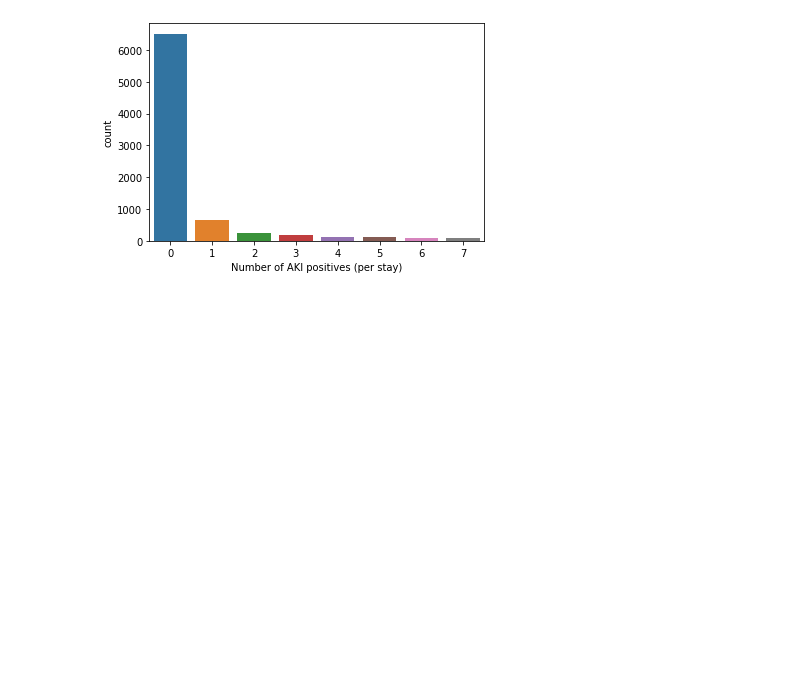
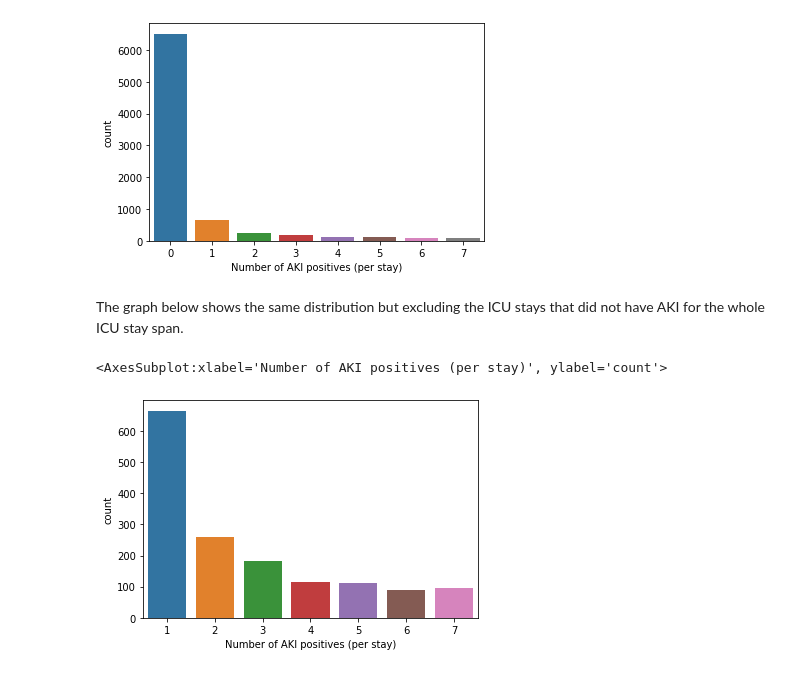
Before and after one commit to miguelvictor/periodic-AKI-predictor, a Jupyter notebook: dataset-visualization.ipynb, the cells around one changed output. Cells and saved outputs as stored; diff of their text form; code cells hidden in the pictures; blank space fills up the shorter version.

```diff
--- a/dataset-visualization.ipynb
+++ b/dataset-visualization.ipynb
@@ -26,3 +27,10 @@ sns.countplot(pd.Series(groups, name='Number of AKI positives (per stay)'))
 # %% [output]
 <AxesSubplot:xlabel='Number of AKI positives (per stay)', ylabel='count'>
 [figure]
+# %% [markdown]
+The graph below shows the same distribution but excluding the ICU stays that did not have AKI for the whole ICU stay span.
+# %%
+sns.countplot(pd.Series(groups[groups != 0], name='Number of AKI positives (per stay)'))
+# %% [output]
+<AxesSubplot:xlabel='Number of AKI positives (per stay)', ylabel='count'>
+[figure, added]
```
Also changed, not shown: parts of 1 cell of this notebook, 2 other files.
